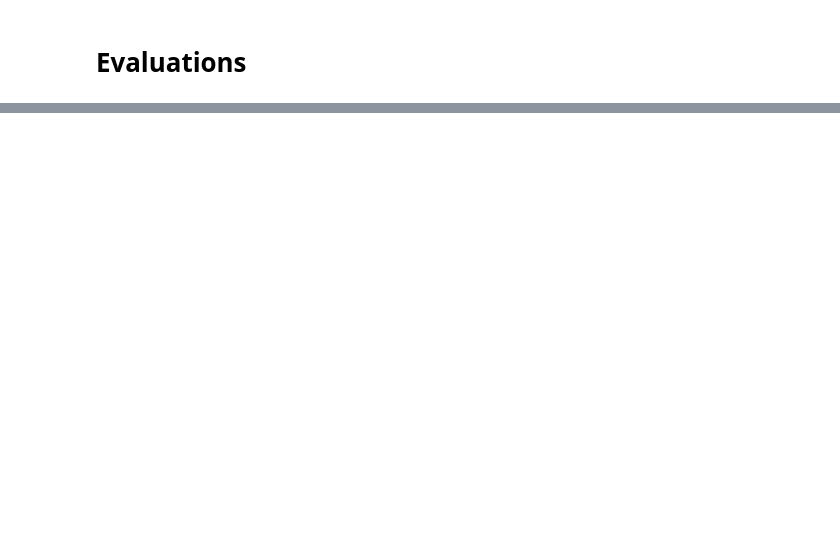
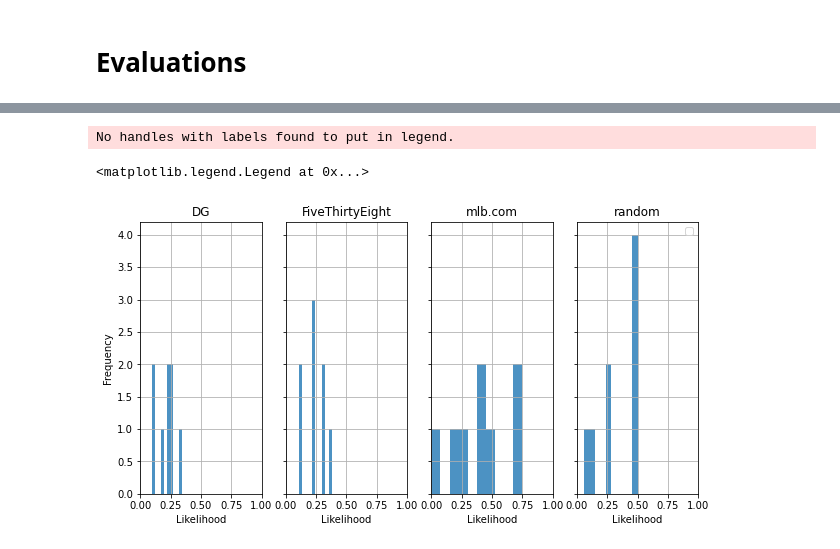
Before and after one commit to dantegates/mlb-statcast, a Jupyter notebook: 2020-postseason-projections.ipynb, the cells around one changed output, grey strips where cells are left out. Saved outputs shown, nothing was run; the diff lists cells and outputs as text; code cells hidden in the pictures; blank space fills up the shorter version.

Commit message:
adding plots for final evaluations

```diff
--- a/2020-postseason-projections.ipynb
+++ b/2020-postseason-projections.ipynb
@@ -851,0 +896,13 @@ fivethirtyeight: Probability of Becomming 0.12653116802750514
+# %%
+from functools import partial
+
+outcomes = pd.DataFrame([
+    [LAD, 'Dodgers', WORLD_SERIES_CHAMPION],
+    [SD, 'Padres', WILD_CARD_CHAMPION],
+    [MIA, 'Marlins', WILD_CARD_CHAMPION],
+    [ATL, 'Braves', DIVISION_CHAMPION],
+    [TB, 'Rays', LEAGUE_CHAMPION],
+    [NYY, 'Yankees', WILD_CARD_CHAMPION],
+    [HOU, 'Astros', DIVISION_CHAMPION],
+    [OAK, 'A\'s', WILD_CARD_CHAMPION],
+], columns=['team', 'name', 'title'])
@@ -851,0 +935,11 @@ fivethirtyeight: Probability of Becomming 0.12653116802750514
+# %%
+random_model = {
+    WILD_CARD_CHAMPION: (1 / 2),
+    DIVISION_CHAMPION: (1 / (2 ** 2)),
+    LEAGUE_CHAMPION: (1 / (2 ** 3)),
+    WORLD_SERIES_CHAMPION: (1 / (2 ** 4))
+}
+
+random_likelihoods = outcomes.copy()
+random_likelihoods['likelihood'] = random_likelihoods.title.map(random_model)
+random_likelihoods
@@ -851,0 +956,23 @@ fivethirtyeight: Probability of Becomming 0.12653116802750514
+# %%
+fig, axs = plt.subplots(1, 4, figsize=(10, 5), sharex=True,  sharey=True)
+
+outcomes['dg_likelihood'] = outcomes.merge(dg_likelihoods).likelihood
+outcomes['five38_likelihood'] = outcomes.merge(five38_likelihoods).likelihood
+outcomes['mlb_likelihood'] = outcomes.merge(mlb_likelihoods).likelihood
+outcomes['random_likelihood'] = outcomes.merge(random_likelihoods).likelihood
+
+axs[0].set(title='DG', xlabel='Likelihood', ylabel='Frequency', xlim=(0, 1))
+axs[1].set(title='FiveThirtyEight', xlabel='Likelihood')
+axs[2].set(title='mlb.com', xlabel='Likelihood')
+axs[3].set(title='random', xlabel='Likelihood')
+
+outcomes.dg_likelihood.hist(alpha=0.8, ax=axs[0])
+outcomes.five38_likelihood.hist(alpha=0.8, ax=axs[1])
+outcomes.mlb_likelihood.hist(alpha=0.8, ax=axs[2])
+outcomes.random_likelihood.hist(alpha=0.8, ax=axs[3])
+
+plt.gca().legend()
+# %% [output]
+No handles with labels found to put in legend.
+<matplotlib.legend.Legend at 0x...>
+[figure, added]
```
Also changed, not shown: parts of 32 cells of this notebook.
